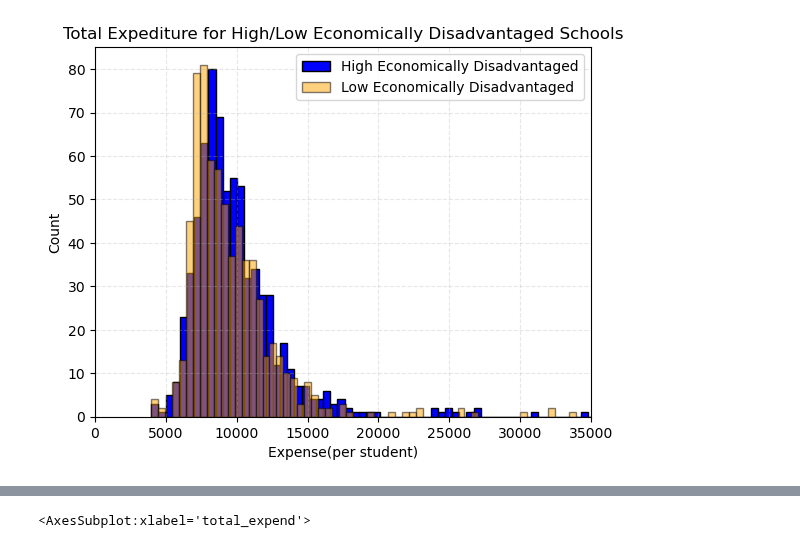
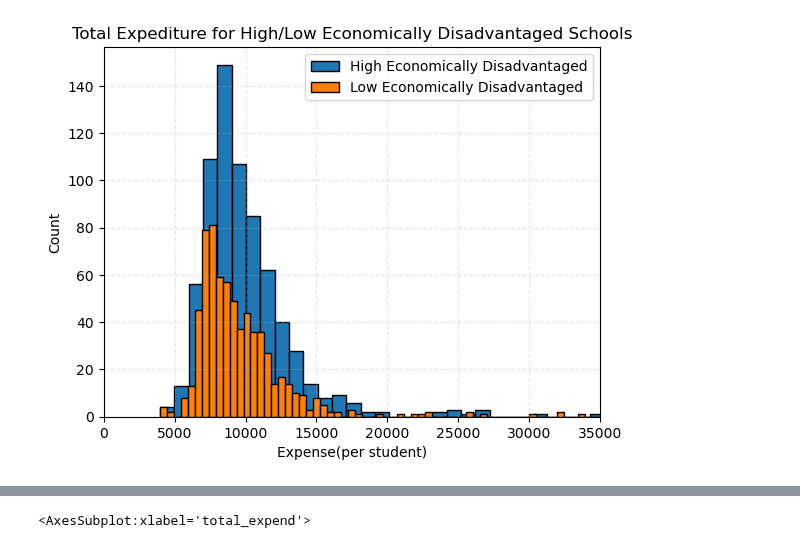
Before and after one commit to college-readiness-preds/capstone_readiness, a Jupyter notebook: bill_folder/random_stuff.ipynb, the cells around one changed output, grey strips where cells are left out. Cells and saved outputs as stored; diff of their text form; code cells hidden in the pictures.

Commit message:
changed colors of histogram

```diff
--- a/bill_folder/random_stuff.ipynb
+++ b/bill_folder/random_stuff.ipynb
@@ -12,19 +16,19 @@ df = prepare.clean_df()
 # %%
 
 # Low/High Economically Disadvantaged
 high = df[df['econdis'] > df['econdis'].mean()]
 low = df[df['econdis'] <= df['econdis'].mean()]
 
 # Plot histograms
-plt.hist(high.total_expend, bins=130, ec='black', color='blue')
-plt.hist(low.total_expend, bins=65, ec='black', color='orange', alpha = .5)
+plt.hist(high.total_expend, bins=65, ec='black', color='tab:blue')
+plt.hist(low.total_expend, bins=65, ec='black', color='tab:orange')
 plt.xlim([0,35000])
 classes = ['High Economically Disadvantaged', 'Low Economically Disadvantaged']
 plt.legend(labels=classes)
 plt.title('Total Expediture for High/Low Economically Disadvantaged Schools')
 plt.xlabel('Expense(per student)')
 plt.ylabel('Count')
 plt.grid(True, alpha=0.3, linestyle='--')
 plt.show()
 # %% [output]
-[figure, old version]
+[figure, new version]
```
Also changed, not shown: parts of 3 cells of this notebook.
